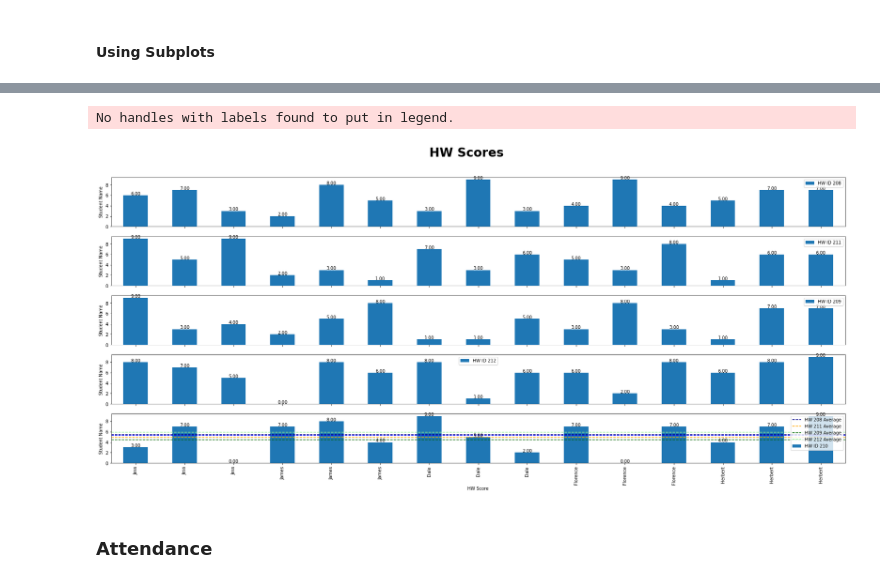
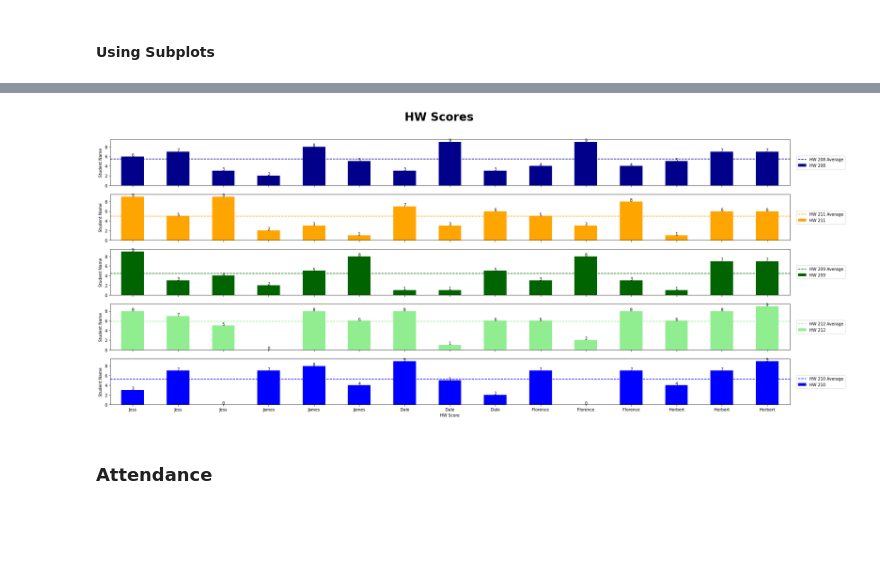
Before and after one commit to mikitz/china-students, a Jupyter notebook: (Teacher) Class Report [Monthly].ipynb, the cells around one changed output, grey strips where cells are left out. Cells and saved outputs as stored; diff of their text form; code cells hidden in the pictures; blank space fills up the shorter version.

Commit message:
finished single-class plots

```diff
--- a/(Teacher) Class Report [Monthly].ipynb
+++ b/(Teacher) Class Report [Monthly].ipynb
@@ -247,41 +243,43 @@ blah = dfHWScoresDate.sort_values(by = 'HW_ID')
 oIDCount = len(list(blah['HW_ID'].unique()))
 # Define the figure and axis
 fig, axes = plt.subplots(oIDCount)
 # Define the colors list
 lColors = ['darkblue', 'orange', 'darkgreen', 'lightgreen', 'blue', 'purple', 'red']
 # Define the color index
 oColor = 0
 # Loop through the HW_IDs
 for i in list(dfHWScoresDate['HW_ID'].unique()):
-    # Set up the legend
-    plt.legend(bbox_to_anchor=(1.01, 0.5), loc='center left', borderaxespad=0)
     # Pull the scores for the specific HW_ID
     df = dfHWScoresDate.where(dfHWScoresDate['HW_ID'] == int(i))
     # Turn it into a DF to make it easily to manipulate
     df = pd.DataFrame(df)
     # Drop NANs
     df.dropna(how = 'all', inplace = True)
     # Plot the subplot
-    df.plot.bar(x = 'STUDENT_NAME_ENGLISH', y = 'HW_SCORE', ax = axes[oColor], figsize=(30,12), label = f'HW ID {int(i)}')
+    df.plot.bar(x = 'STUDENT_NAME_ENGLISH', y = 'HW_SCORE',
+                ax = axes[oColor], figsize=(30,12),
+                label = f'HW {int(i)}', color = lColors[oColor],
+                rot = 0)
     # Plot the average for the specific ID
-    plt.axhline(y = dfHWScoresDate['HW_SCORE'].where(dfHWScoresDate['HW_ID'] == int(i)).mean(),
-            color = lColors[oColor], linestyle = 'dashed', label = f'HW {int(i)} Average')
+    axes[oColor].axhline(y = dfHWScoresDate['HW_SCORE'].where(dfHWScoresDate['HW_ID'] == int(i)).mean(),
+                            color = lColors[oColor], linestyle = 'dashed', label = f'HW {int(i)} Average')
+    # Set up the legend
+    axes[oColor].legend(bbox_to_anchor=(1.01, 0.5), loc='center left', borderaxespad=0)
     oColor += 1
 
 # Format the graph
 tSubtitle = 'Class {} - {}, {}'.format(tiClassID, oMonth, tiYear)
 plt.suptitle("HW Scores", size = 28, fontweight = "bold", y = 0.96, ha = 'center')
 # Add labels
-fShowValuesOnBars(axes, 2)
+fShowValuesOnBars(axes, 0)
 # Set Labels
 for ax in axes.flat:
     ax.set(xlabel='HW Score', ylabel='Student Name')
 # Hide x labels and tick labels for top plots and y ticks for right plots.
 for ax in axes.flat:
     ax.label_outer()
 # %% [output]
-No handles with labels found to put in legend.
-[figure, old version]
+[figure, new version]
 # %% [markdown]
 ### Attendance
 # %% [markdown]
```
Also changed, not shown: parts of 18 cells of this notebook, 1 other file.
